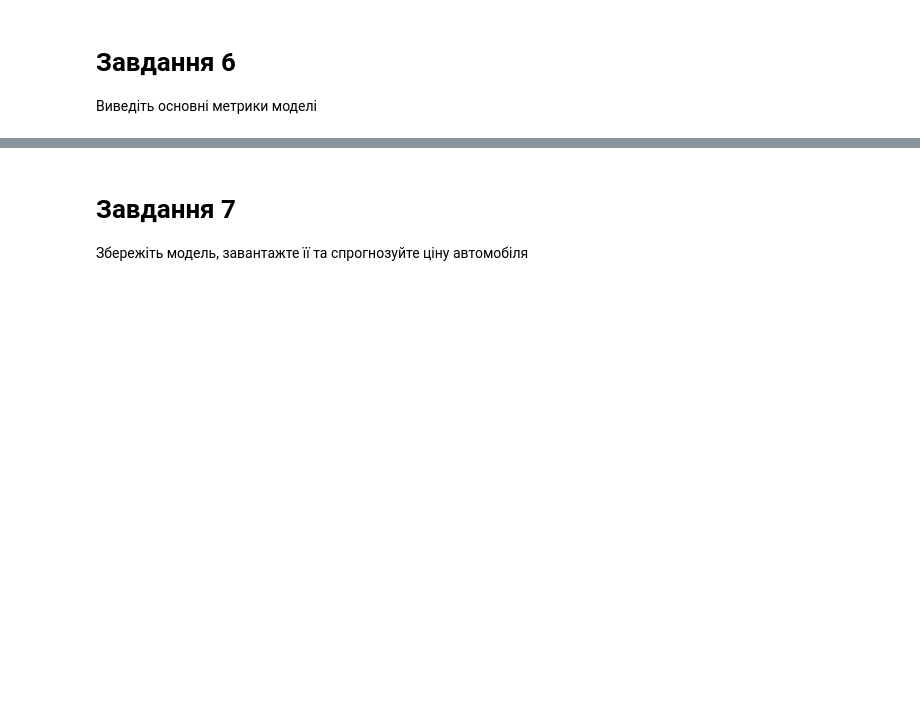
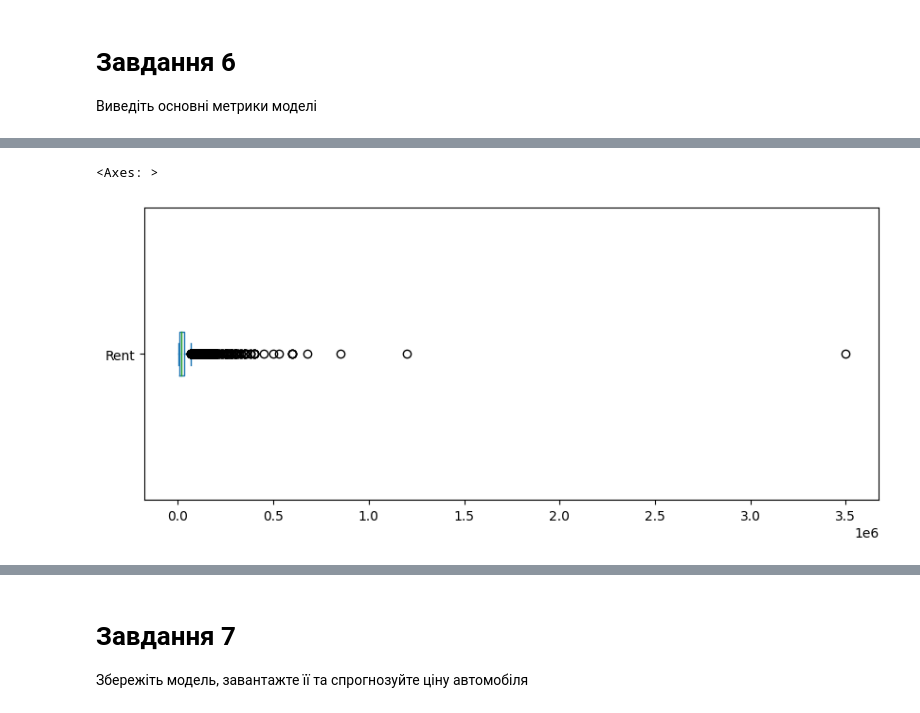
Before and after one commit to shaya-686/AI, a Jupyter notebook: ДЗ_7.ipynb, the cells around one changed output, grey strips where cells are left out. Drawn from its saved outputs; the diff is of its cells as text; code cells hidden in the pictures; blank space fills up the shorter version.

```diff
--- a/ДЗ_7.ipynb
+++ b/ДЗ_7.ipynb
@@ -257,0 +237,5 @@ all_metrics
+# %%
+df['Rent'].plot(kind='box', vert=False, figsize=(10,4))
+# %% [output]
+<Axes: >
+[figure, added]
```
Also changed, not shown: parts of 14 cells of this notebook.
